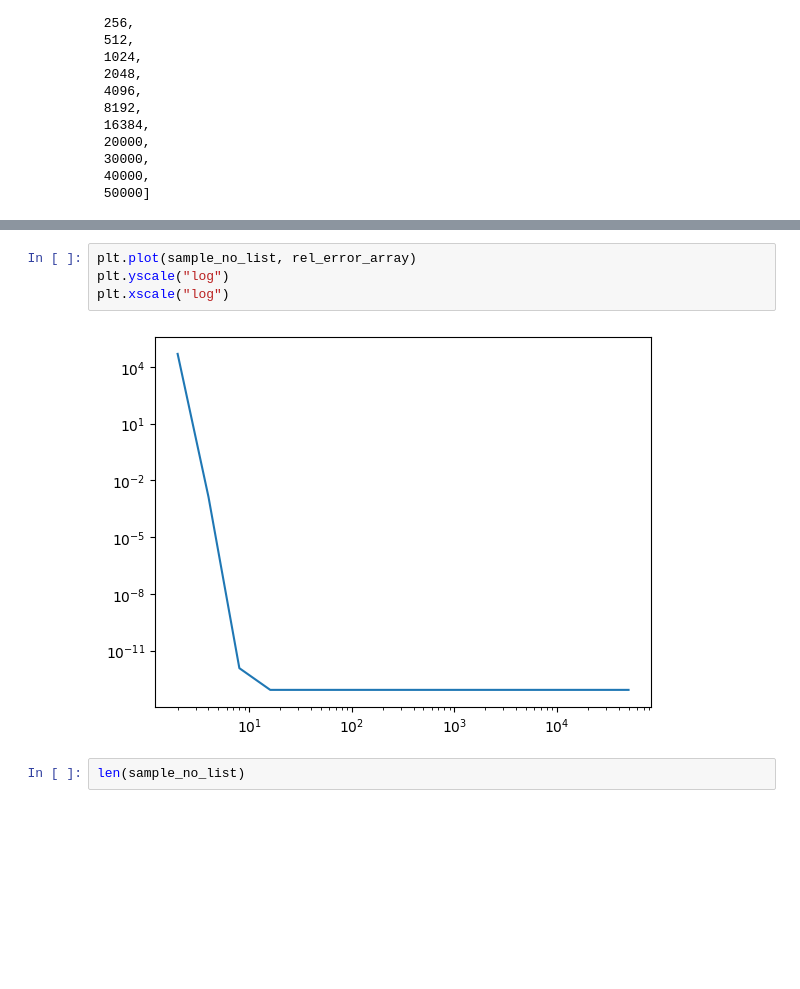
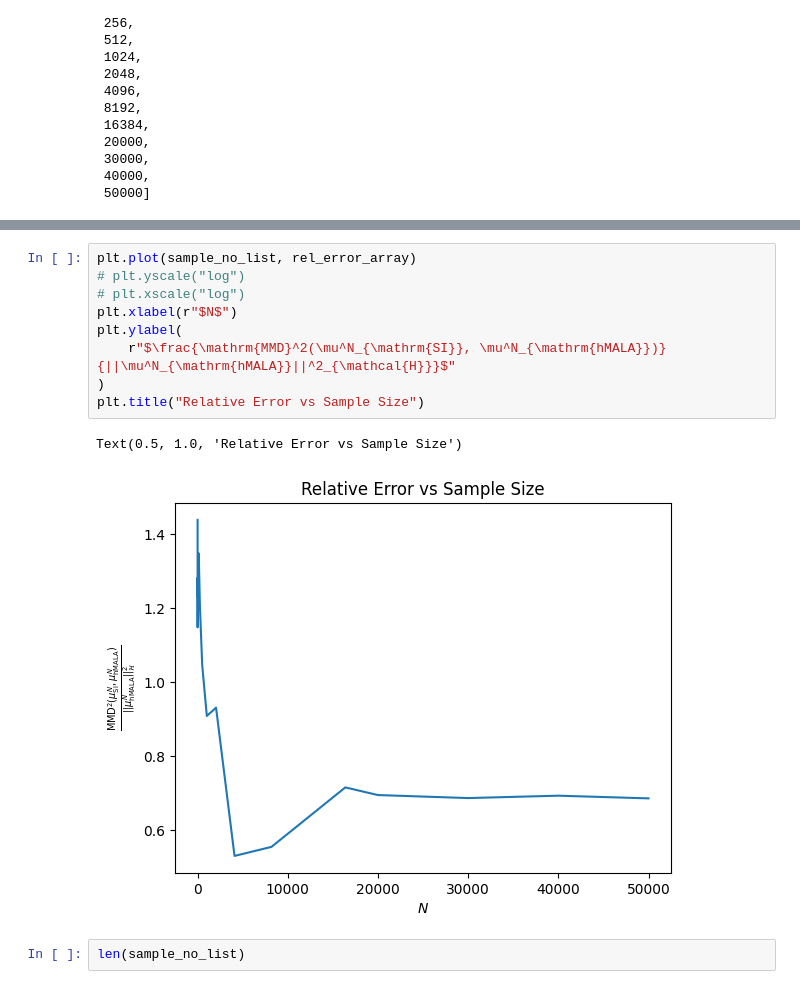
Before and after one commit to abjohnson117/TransportVsMcmcExperiments, a Jupyter notebook: poisson/convergence_testing.ipynb, the cells around one changed output, grey strips where cells are left out. Cells and saved outputs as stored; diff of their text form; blank space fills up the shorter version.

```diff
--- a/poisson/convergence_testing.ipynb
+++ b/poisson/convergence_testing.ipynb
@@ -127,9 +134,15 @@ sample_no_list
 # %%
 plt.plot(sample_no_list, rel_error_array)
-plt.yscale("log")
-plt.xscale("log")
+# plt.yscale("log")
+# plt.xscale("log")
+plt.xlabel(r"$N$")
+plt.ylabel(
+    r"$\frac{\mathrm{MMD}^2(\mu^N_{\mathrm{SI}}, \mu^N_{\mathrm{hMALA}})}{||\mu^N_{\mathrm{hMALA}}||^2_{\mathcal{H}}}$"
+)
+plt.title("Relative Error vs Sample Size")
 # %% [output]
+Text(0.5, 1.0, 'Relative Error vs Sample Size')
-[figure, old version]
+[figure, new version]
 # %%
 len(sample_no_list)
 # %% [output]
```
Also changed, not shown: parts of 1 cell of this notebook, 1 other file.
